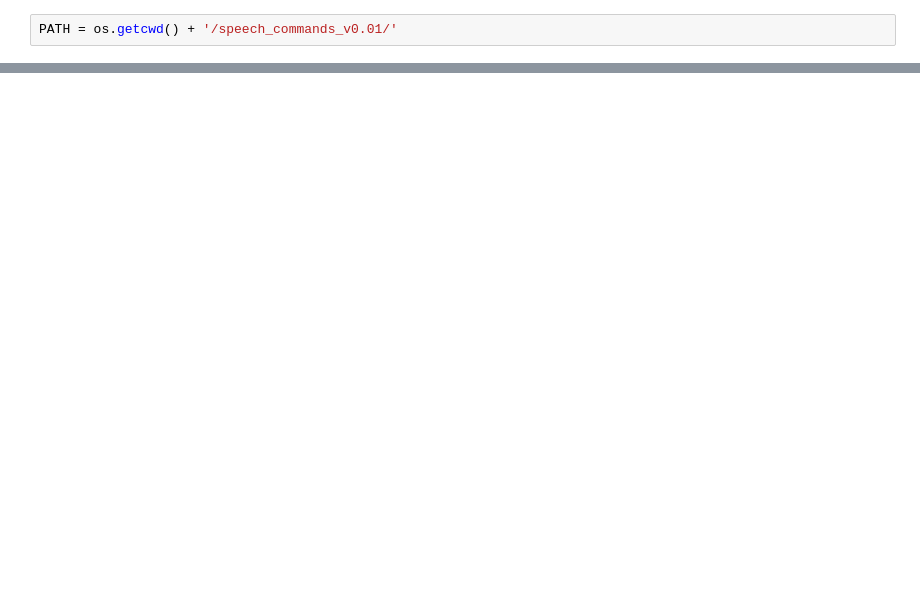
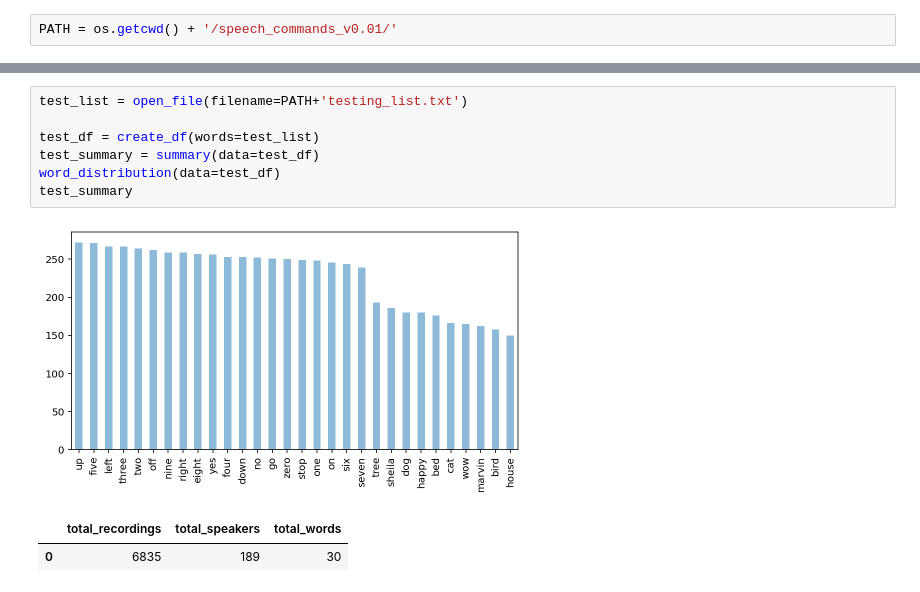
Before and after one commit to hershcode/oratio, a Jupyter notebook: capstone_eda.ipynb, the cells around one changed output, grey strips where cells are left out. Cells and saved outputs as stored; diff of their text form; blank space fills up the shorter version.

```diff
--- a/capstone_eda.ipynb
+++ b/capstone_eda.ipynb
@@ -59,0 +85,11 @@ plot_spectrogram(time_series=ts, sampling_rate=sr)
+# %%
+test_list = open_file(filename=PATH+'testing_list.txt')
+
+test_df = create_df(words=test_list)
+test_summary = summary(data=test_df)
+word_distribution(data=test_df)
+test_summary
+# %% [output]
+[figure, added]
+|  | total_recordings | total_speakers | total_words |
+| 0 | 6835 | 189 | 30 |
```
Also changed, not shown: parts of 13 cells of this notebook.
